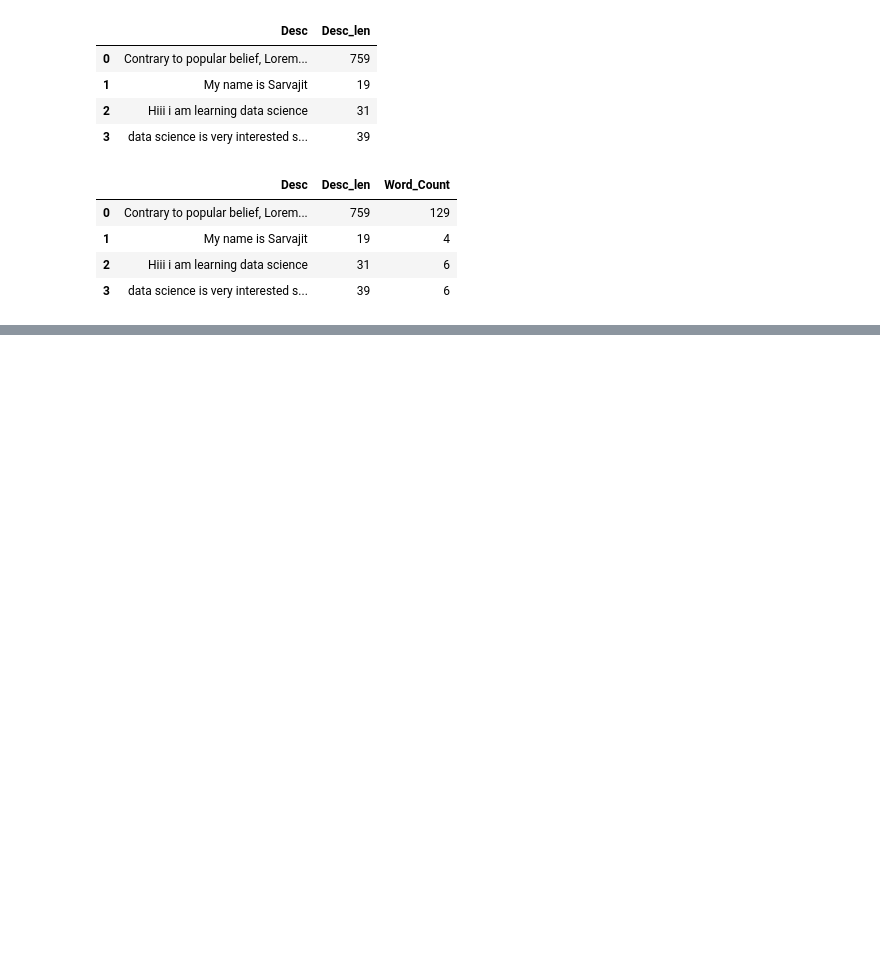
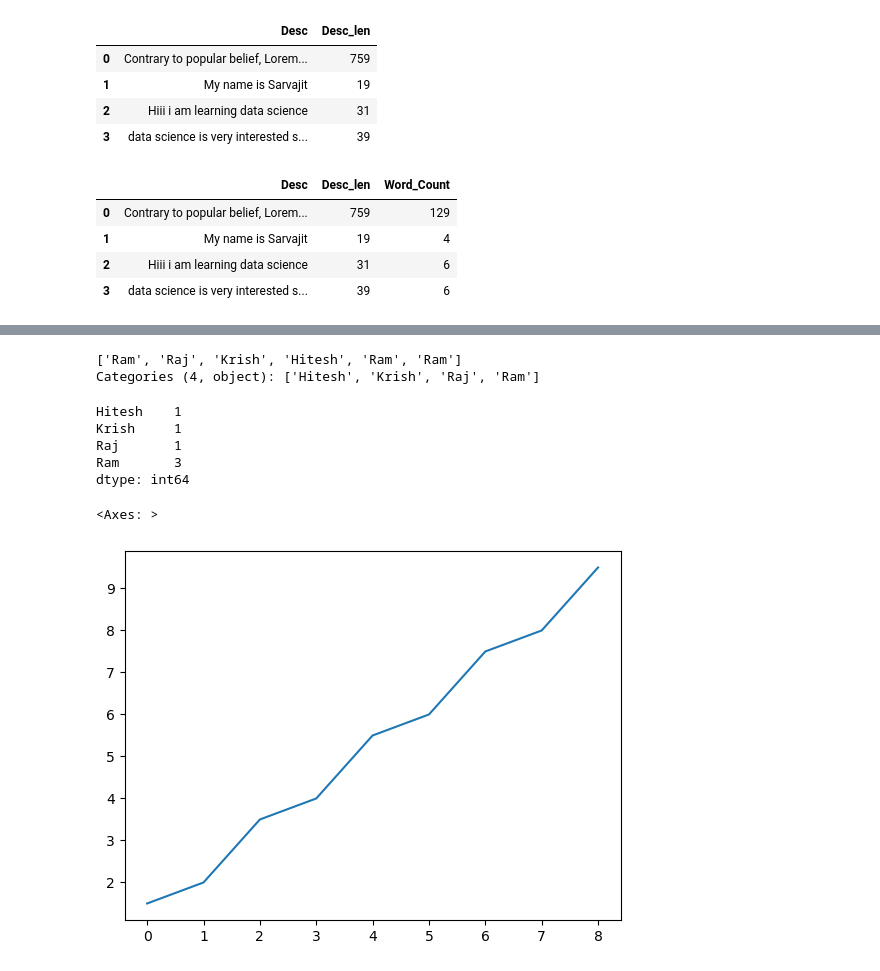
Before and after one commit to sarvjit0721/LearnPandas, a Jupyter notebook: pandasAdvance3.ipynb, the cells around one changed output, grey strips where cells are left out. Drawn from its saved outputs; the diff is of its cells as text; code cells hidden in the pictures; blank space fills up the shorter version.

```diff
--- a/pandasAdvance3.ipynb
+++ b/pandasAdvance3.ipynb
@@ -165,0 +410,22 @@ df3
+# %%
+cat
+# %% [output]
+['Ram', 'Raj', 'Krish', 'Hitesh', 'Ram', 'Ram']
+Categories (4, object): ['Hitesh', 'Krish', 'Raj', 'Ram']
+# %%
+cat.value_counts()
+# %% [output]
+Hitesh    1
+Krish     1
+Raj       1
+Ram       3
+dtype: int64
+# %%
+# --------------------------Pandas Visualization-----------------------
+import pandas as pd
+d = pd.Series([1.5, 2, 3.5, 4, 5.5, 6, 7.5, 8, 9.5])
+# %%
+d.plot()
+# %% [output]
+<Axes: >
+[figure, added]
```
Also changed, not shown: parts of 43 cells of this notebook, 1 other file.
